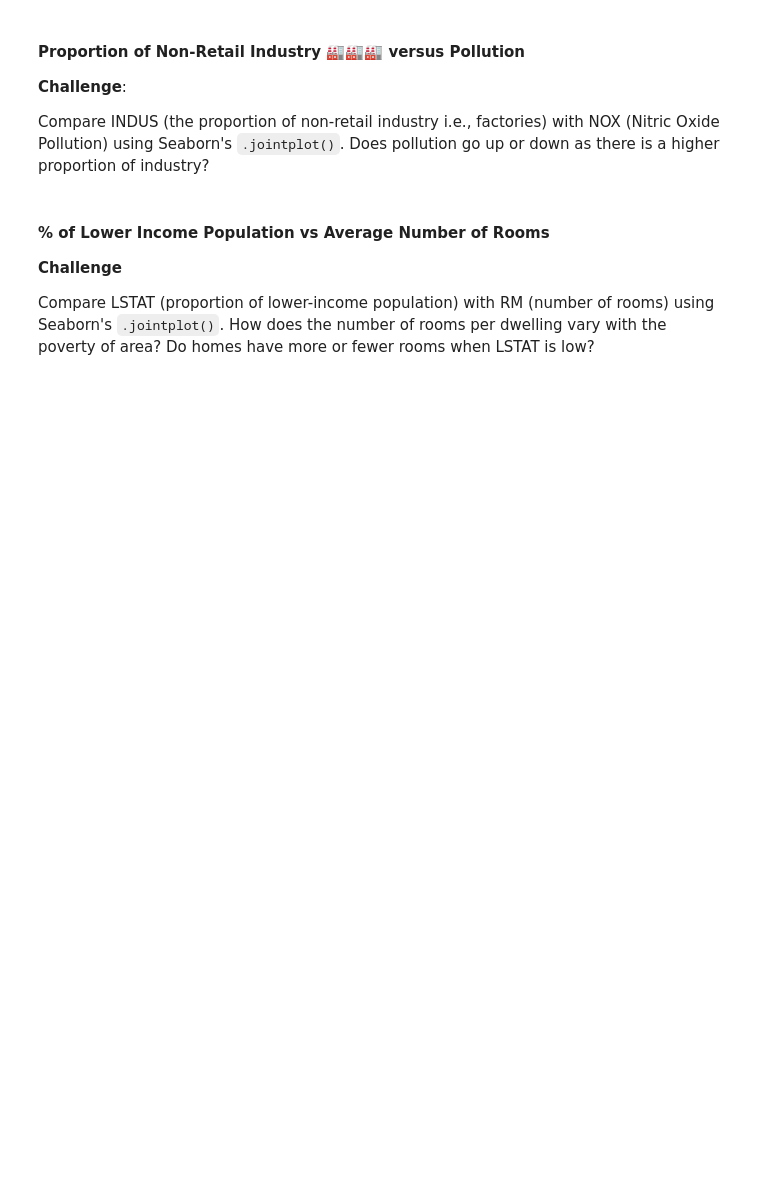
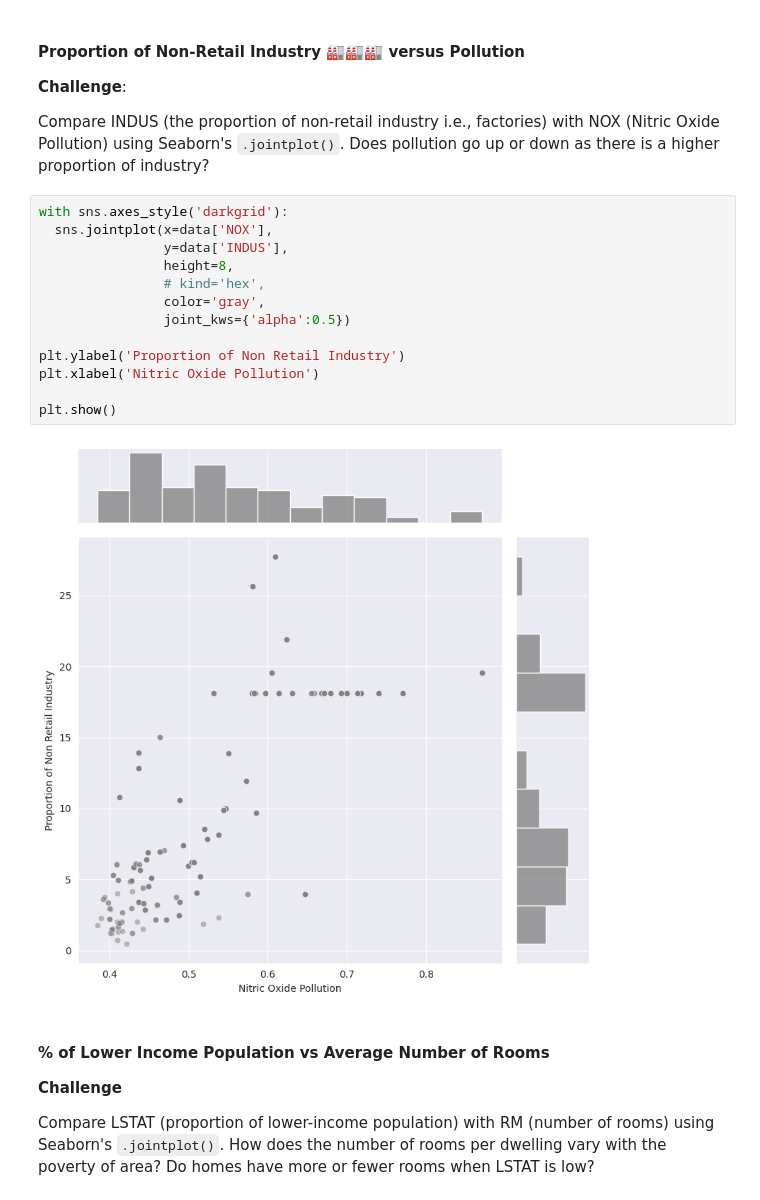
Before and after one commit to shahiddhariwala/boston_housing_prediction, a Jupyter notebook: Multivariable_Regression_and_Valuation_Model_(start).ipynb, the cells around one changed output. Drawn from its saved outputs; the diff is of its cells as text; blank space fills up the shorter version.

```diff
--- a/Multivariable_Regression_and_Valuation_Model_(start).ipynb
+++ b/Multivariable_Regression_and_Valuation_Model_(start).ipynb
@@ -382,6 +384,21 @@ plt.show()
 **Challenge**:
 
 Compare INDUS (the proportion of non-retail industry i.e., factories) with NOX (Nitric Oxide Pollution) using Seaborn's `.jointplot()`. Does pollution go up or down as there is a higher proportion of industry?
+# %%
+with sns.axes_style('darkgrid'):
+  sns.jointplot(x=data['NOX'],
+                y=data['INDUS'],
+                height=8,
+                # kind='hex',
+                color='gray',
+                joint_kws={'alpha':0.5})
+
+plt.ylabel('Proportion of Non Retail Industry')
+plt.xlabel('Nitric Oxide Pollution')
+
+plt.show()
+# %% [output]
+[figure, added]
 # %% [markdown]
 #### % of Lower Income Population vs Average Number of Rooms
 
```
Also changed, not shown: parts of 2 cells of this notebook.
